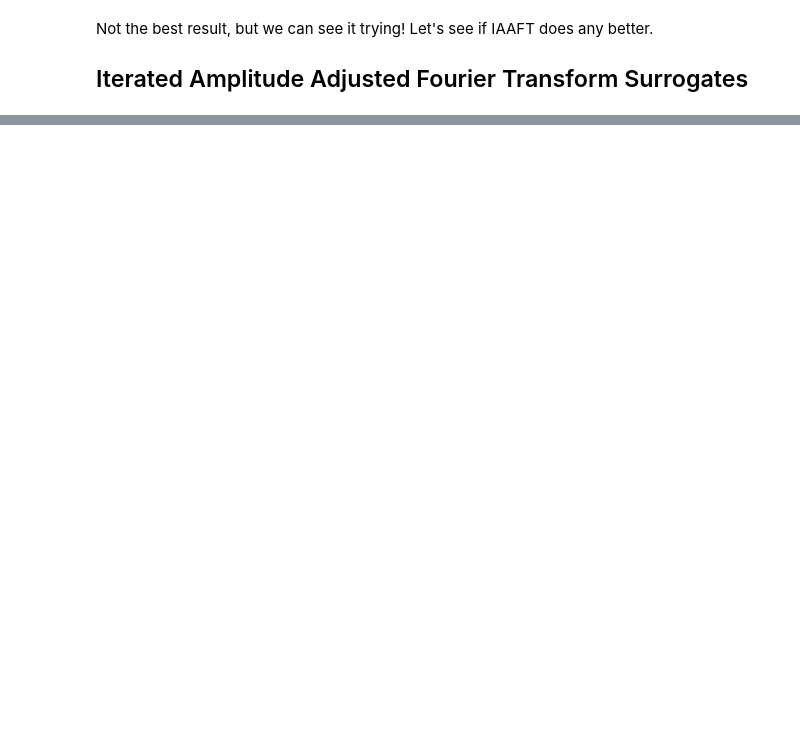
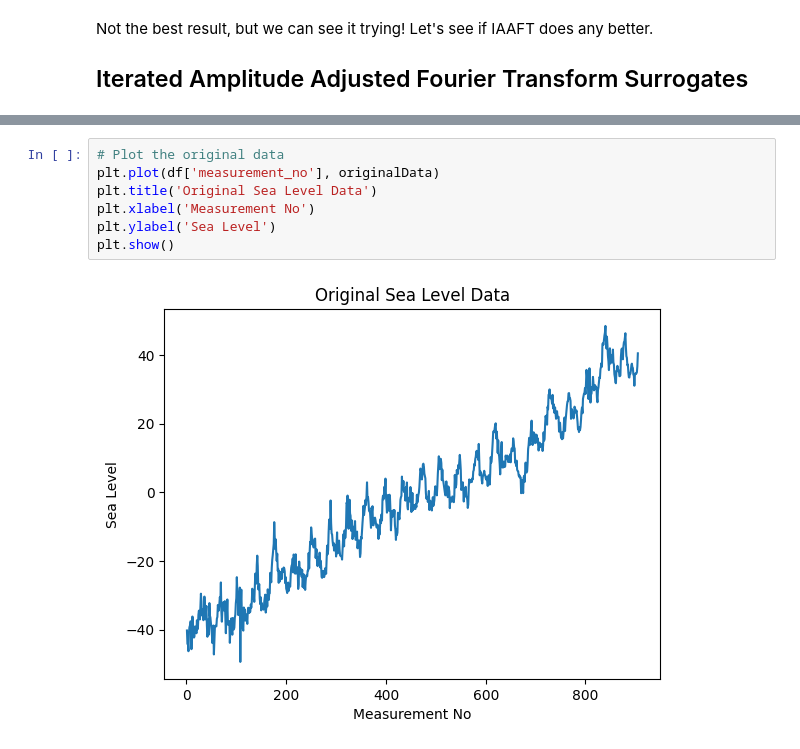
Before and after one commit to CristianMazilu/SurrogateDataAnalysis, a Jupyter notebook: SurrogateGeneration.ipynb, the cells around one changed output, grey strips where cells are left out. Saved outputs shown, nothing was run; the diff lists cells and outputs as text; blank space fills up the shorter version.

```diff
--- a/SurrogateGeneration.ipynb
+++ b/SurrogateGeneration.ipynb
@@ -229,0 +241,9 @@ plot_power_spectrum(iaaftData, sr, f"Iaaft-{originalDataSetName}")
+# %%
+# Plot the original data
+plt.plot(df['measurement_no'], originalData)
+plt.title('Original Sea Level Data')
+plt.xlabel('Measurement No')
+plt.ylabel('Sea Level')
+plt.show()
+# %% [output]
+[figure, added]
```
Also changed, not shown: parts of 13 cells of this notebook, 3 other files.
